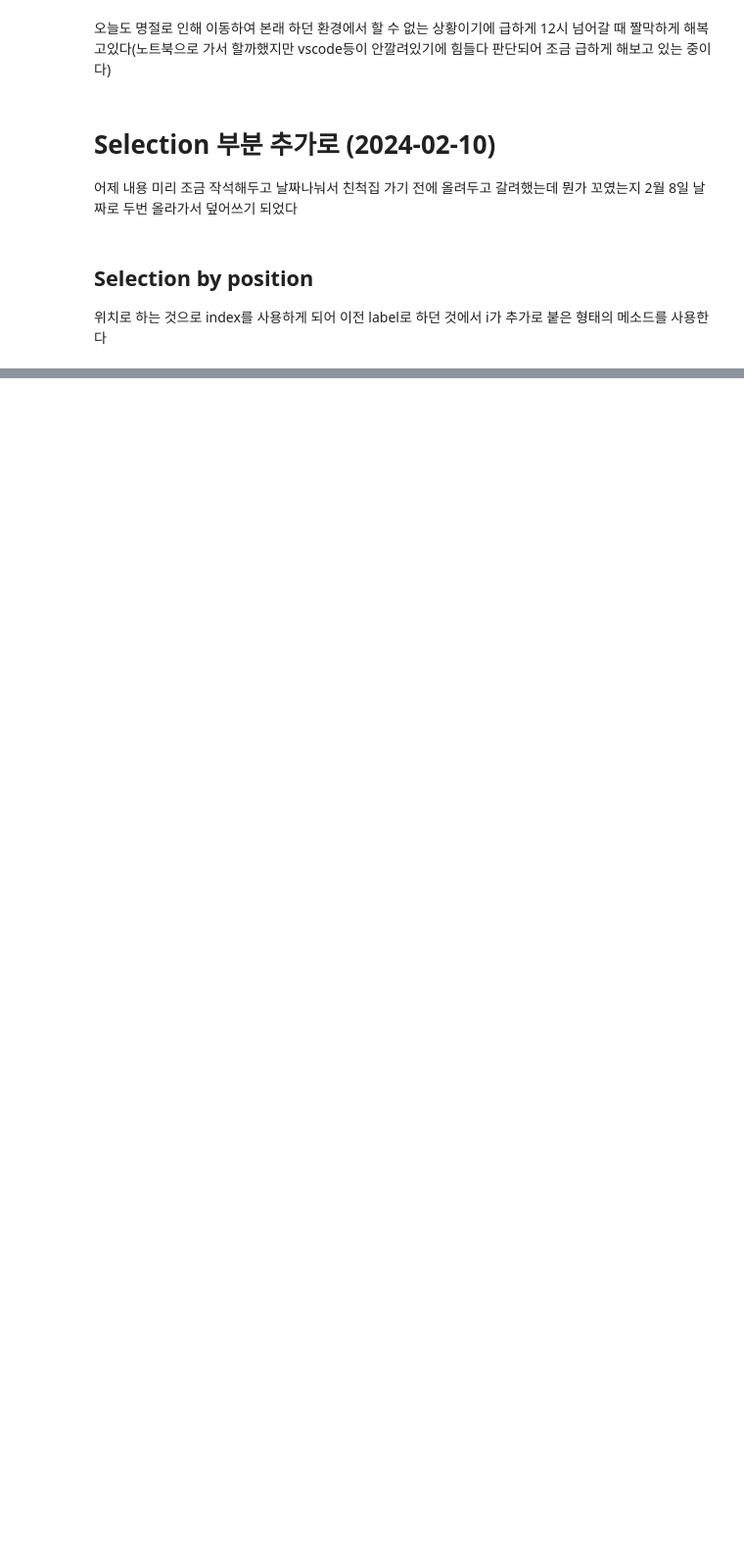
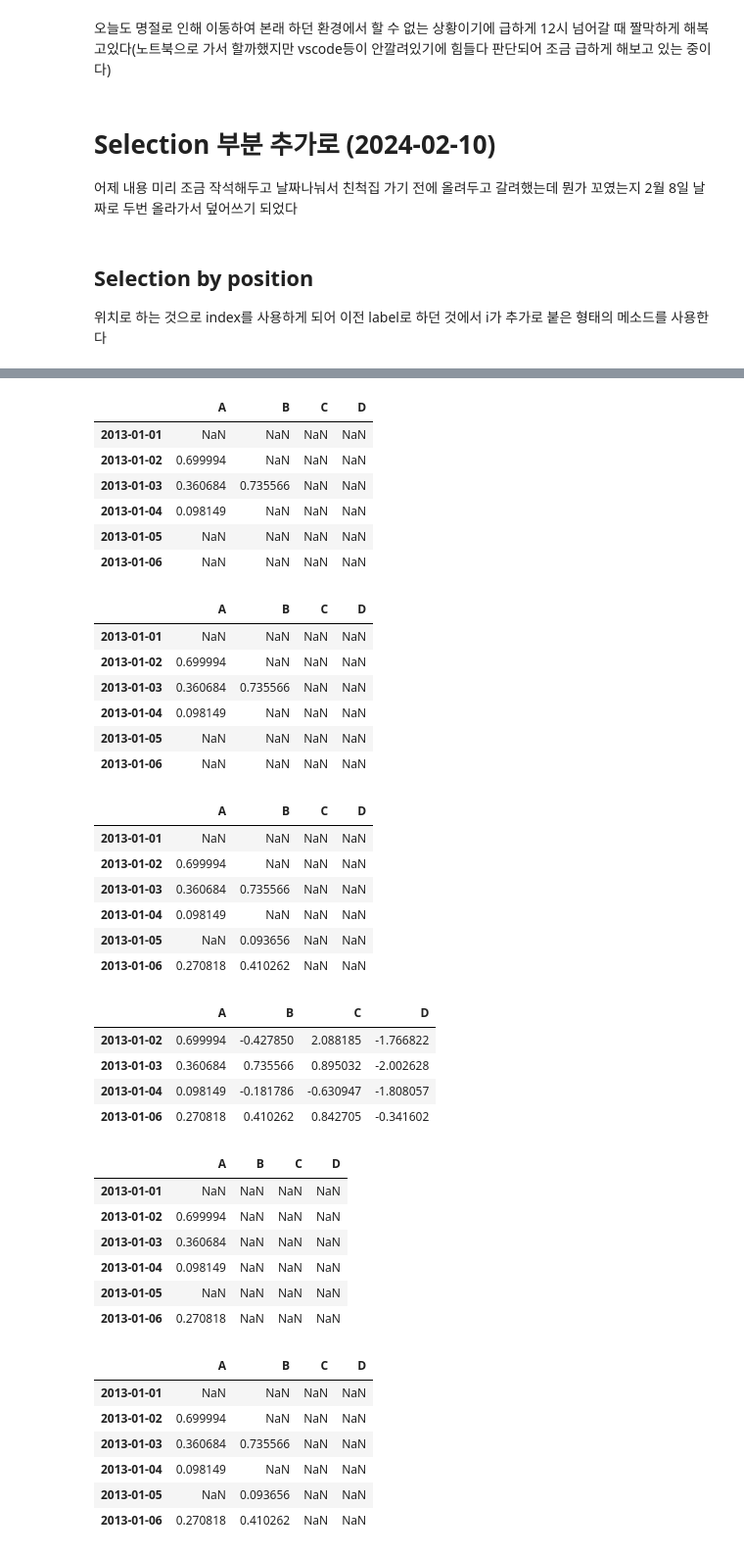
Before and after one commit to kyeob1107/pandas_til, a Jupyter notebook: local_getting_used_pandas.ipynb, the cells around one changed output, grey strips where cells are left out. Shown: that part at 98% size. Cells and saved outputs as stored; diff of their text form; code cells hidden in the pictures; blank space fills up the shorter version.

```diff
--- a/local_getting_used_pandas.ipynb
+++ b/local_getting_used_pandas.ipynb
@@ -849,0 +1683,48 @@ print(df.iat[1,1])
+# %%
+display(df[df.loc["20130102":"20130104", ["A", "B"]]>0])
+display(df[df.iloc[1:4,0:2]>0])
+display(df[df.loc[:, ["A", "B"]]>0])
+display(df[df.loc[:, "A"]>0]) # 아래에서 해본 바로는 맞네
+display(df[df.loc[:, ["A"]]>0])
+df[df.iloc[:,0:2]>0]
+# %% [output]
+|  | A | B | C | D |
+| 2013-01-01 | NaN | NaN | NaN | NaN |
+| 2013-01-02 | 0.699994 | NaN | NaN | NaN |
+| 2013-01-03 | 0.360684 | 0.735566 | NaN | NaN |
+| 2013-01-04 | 0.098149 | NaN | NaN | NaN |
+| 2013-01-05 | NaN | NaN | NaN | NaN |
+| 2013-01-06 | NaN | NaN | NaN | NaN |
+|  | A | B | C | D |
+| 2013-01-01 | NaN | NaN | NaN | NaN |
+| 2013-01-02 | 0.699994 | NaN | NaN | NaN |
+| 2013-01-03 | 0.360684 | 0.735566 | NaN | NaN |
+| 2013-01-04 | 0.098149 | NaN | NaN | NaN |
+| 2013-01-05 | NaN | NaN | NaN | NaN |
+| 2013-01-06 | NaN | NaN | NaN | NaN |
+|  | A | B | C | D |
+| 2013-01-01 | NaN | NaN | NaN | NaN |
+| 2013-01-02 | 0.699994 | NaN | NaN | NaN |
+| 2013-01-03 | 0.360684 | 0.735566 | NaN | NaN |
+| 2013-01-04 | 0.098149 | NaN | NaN | NaN |
+| 2013-01-05 | NaN | 0.093656 | NaN | NaN |
+| 2013-01-06 | 0.270818 | 0.410262 | NaN | NaN |
+|  | A | B | C | D |
+| 2013-01-02 | 0.699994 | -0.427850 | 2.088185 | -1.766822 |
+| 2013-01-03 | 0.360684 | 0.735566 | 0.895032 | -2.002628 |
+| 2013-01-04 | 0.098149 | -0.181786 | -0.630947 | -1.808057 |
+| 2013-01-06 | 0.270818 | 0.410262 | 0.842705 | -0.341602 |
+|  | A | B | C | D |
+| 2013-01-01 | NaN | NaN | NaN | NaN |
+| 2013-01-02 | 0.699994 | NaN | NaN | NaN |
+| 2013-01-03 | 0.360684 | NaN | NaN | NaN |
+| 2013-01-04 | 0.098149 | NaN | NaN | NaN |
+| 2013-01-05 | NaN | NaN | NaN | NaN |
+| 2013-01-06 | 0.270818 | NaN | NaN | NaN |
+|  | A | B | C | D |
+| 2013-01-01 | NaN | NaN | NaN | NaN |
+| 2013-01-02 | 0.699994 | NaN | NaN | NaN |
+| 2013-01-03 | 0.360684 | 0.735566 | NaN | NaN |
+| 2013-01-04 | 0.098149 | NaN | NaN | NaN |
+| 2013-01-05 | NaN | 0.093656 | NaN | NaN |
+| 2013-01-06 | 0.270818 | 0.410262 | NaN | NaN |
```
Also changed, not shown: parts of 136 cells of this notebook.
